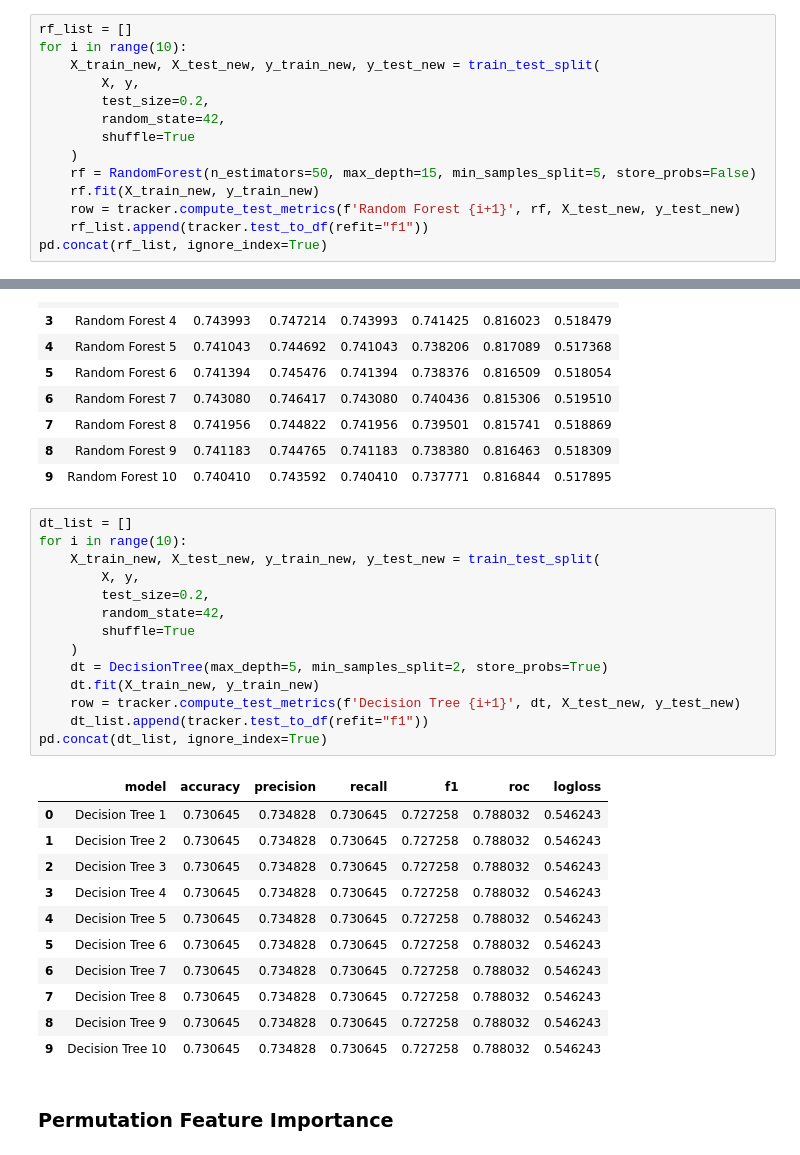
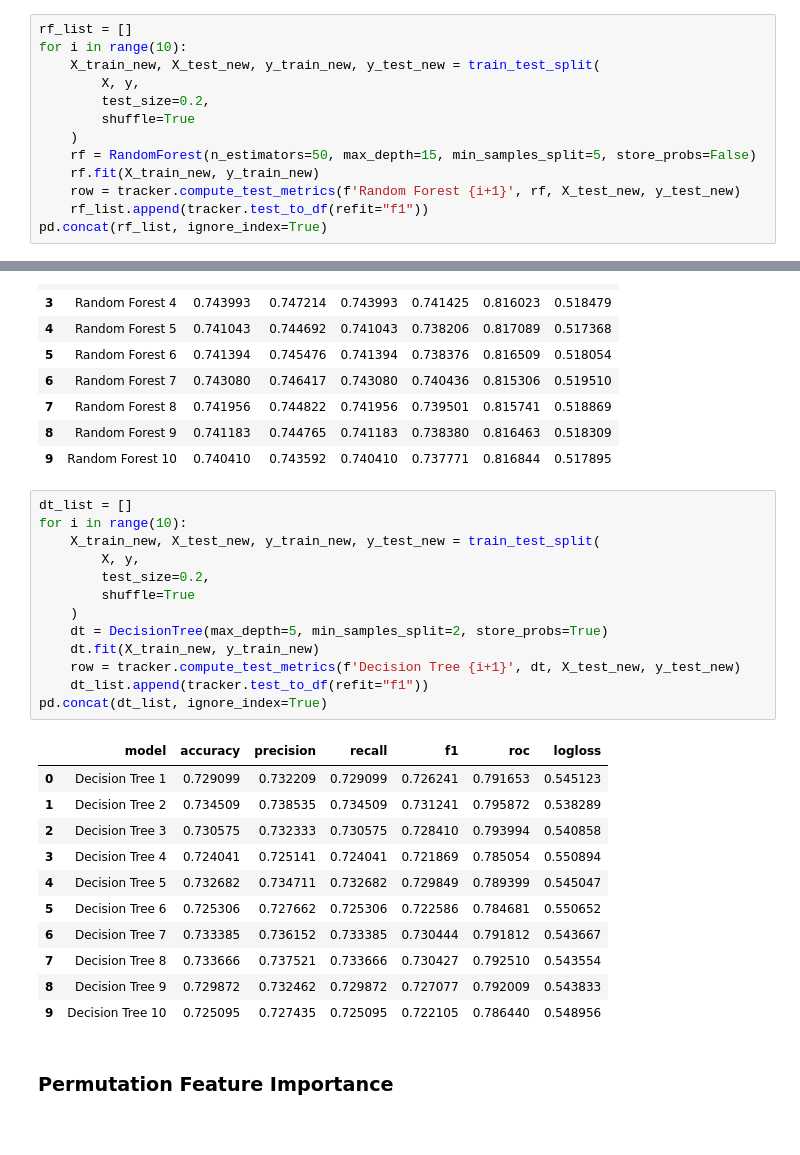
Before and after one commit to ismailnasuhkara/yap470, a Jupyter notebook: rf/demo.ipynb, the cells around one changed output, grey strips where cells are left out. Saved outputs shown, nothing was run; the diff lists cells and outputs as text.

```diff
--- a/rf/demo.ipynb
+++ b/rf/demo.ipynb
@@ -370,7 +370,6 @@ for i in range(10):
     X_train_new, X_test_new, y_train_new, y_test_new = train_test_split(
         X, y,
         test_size=0.2,
-        random_state=42,
         shuffle=True
     )
     rf = RandomForest(n_estimators=50, max_depth=15, min_samples_split=5, store_probs=False)
@@ -393,29 +392,28 @@ pd.concat(rf_list, ignore_index=True)
 # %%
 dt_list = []
 for i in range(10):
     X_train_new, X_test_new, y_train_new, y_test_new = train_test_split(
         X, y,
         test_size=0.2,
-        random_state=42,
         shuffle=True
     )
     dt = DecisionTree(max_depth=5, min_samples_split=2, store_probs=True)
     dt.fit(X_train_new, y_train_new)
     row = tracker.compute_test_metrics(f'Decision Tree {i+1}', dt, X_test_new, y_test_new)
     dt_list.append(tracker.test_to_df(refit="f1"))
 pd.concat(dt_list, ignore_index=True)
 # %% [output]
 |  | model | accuracy | precision | recall | f1 | roc | logloss |
-| 0 | Decision Tree 1 | 0.730645 | 0.734828 | 0.730645 | 0.727258 | 0.788032 | 0.546243 |
-| 1 | Decision Tree 2 | 0.730645 | 0.734828 | 0.730645 | 0.727258 | 0.788032 | 0.546243 |
-| 2 | Decision Tree 3 | 0.730645 | 0.734828 | 0.730645 | 0.727258 | 0.788032 | 0.546243 |
-| 3 | Decision Tree 4 | 0.730645 | 0.734828 | 0.730645 | 0.727258 | 0.788032 | 0.546243 |
-| 4 | Decision Tree 5 | 0.730645 | 0.734828 | 0.730645 | 0.727258 | 0.788032 | 0.546243 |
-| 5 | Decision Tree 6 | 0.730645 | 0.734828 | 0.730645 | 0.727258 | 0.788032 | 0.546243 |
-| 6 | Decision Tree 7 | 0.730645 | 0.734828 | 0.730645 | 0.727258 | 0.788032 | 0.546243 |
-| 7 | Decision Tree 8 | 0.730645 | 0.734828 | 0.730645 | 0.727258 | 0.788032 | 0.546243 |
-| 8 | Decision Tree 9 | 0.730645 | 0.734828 | 0.730645 | 0.727258 | 0.788032 | 0.546243 |
-| 9 | Decision Tree 10 | 0.730645 | 0.734828 | 0.730645 | 0.727258 | 0.788032 | 0.546243 |
+| 0 | Decision Tree 1 | 0.729099 | 0.732209 | 0.729099 | 0.726241 | 0.791653 | 0.545123 |
+| 1 | Decision Tree 2 | 0.734509 | 0.738535 | 0.734509 | 0.731241 | 0.795872 | 0.538289 |
+| 2 | Decision Tree 3 | 0.730575 | 0.732333 | 0.730575 | 0.728410 | 0.793994 | 0.540858 |
+| 3 | Decision Tree 4 | 0.724041 | 0.725141 | 0.724041 | 0.721869 | 0.785054 | 0.550894 |
+| 4 | Decision Tree 5 | 0.732682 | 0.734711 | 0.732682 | 0.729849 | 0.789399 | 0.545047 |
+| 5 | Decision Tree 6 | 0.725306 | 0.727662 | 0.725306 | 0.722586 | 0.784681 | 0.550652 |
+| 6 | Decision Tree 7 | 0.733385 | 0.736152 | 0.733385 | 0.730444 | 0.791812 | 0.543667 |
+| 7 | Decision Tree 8 | 0.733666 | 0.737521 | 0.733666 | 0.730427 | 0.792510 | 0.543554 |
+| 8 | Decision Tree 9 | 0.729872 | 0.732462 | 0.729872 | 0.727077 | 0.792009 | 0.543833 |
+| 9 | Decision Tree 10 | 0.725095 | 0.727435 | 0.725095 | 0.722105 | 0.786440 | 0.548956 |
 # %% [markdown]
 ### Permutation Feature Importance
 # %%
```
Also changed, not shown: parts of 1 cell of this notebook, 1 other file.
